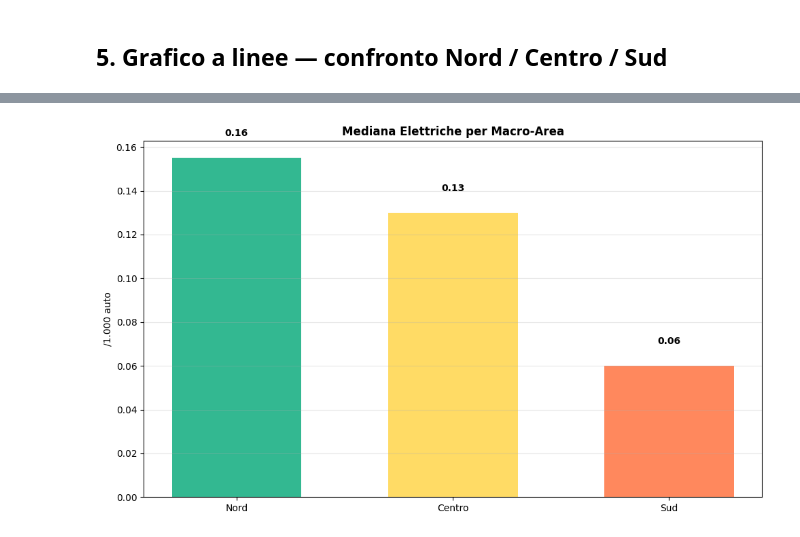
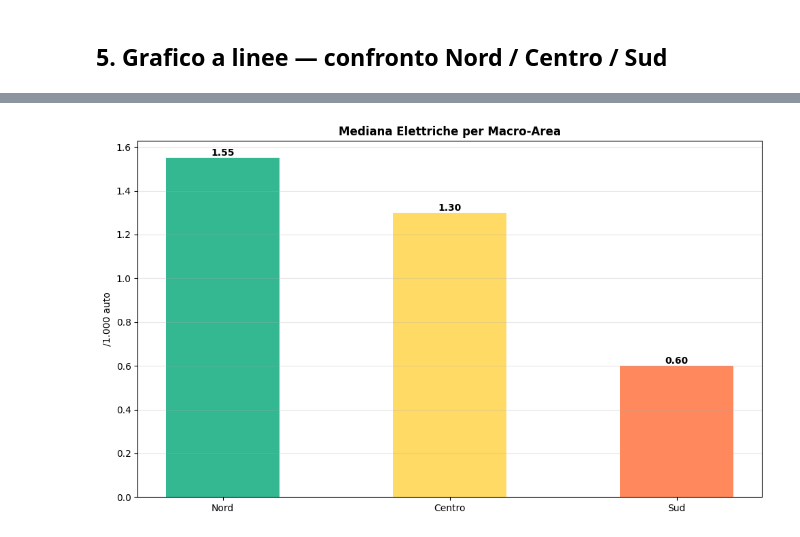
Before and after one commit to MarcoB27/data_visualization, a Jupyter notebook: script/elettriche_e_ibride_nord_vs_sud.ipynb, the cells around one changed output, grey strips where cells are left out. Cells and saved outputs as stored; diff of their text form; code cells hidden in the pictures.

```diff
--- a/script/elettriche_e_ibride_nord_vs_sud.ipynb
+++ b/script/elettriche_e_ibride_nord_vs_sud.ipynb
@@ -9,6 +10,10 @@ import matplotlib.pyplot as plt
 import matplotlib.ticker as mticker
 import warnings
 warnings.filterwarnings('ignore')
+# %%
+AREE = ['Nord', 'Centro', 'Sud']
+COLORI  = {'Nord': '#00A676', 'Centro': '#FFD23F', 'Sud': '#FF6B35'}
+MARKER = {'Nord': 'o',       'Centro': 's',        'Sud': '^'}
 # %% [markdown]
 ## 1. Lettura dei dati
 # %%
@@ -33,7 +33,3 @@ df_el_aree = df_el[df_el['Territorio'].isin(aree)].copy()
 # %%
-aree = ['Nord', 'Centro', 'Sud']
-
-# ATTENZIONE: filtrare su 'Territorio', NON su 'Frequenza'
-df_el_aree = df_el[df_el['Territorio'].isin(aree)].copy()
-df_hy_aree = df_hy[df_hy['Territorio'].isin(aree)].copy()
-df_el_aree.head()
+df_el_aree = df_el[df_el['Territorio'].isin(AREE)].copy()
+df_hy_aree = df_hy[df_hy['Territorio'].isin(AREE)].copy()
@@ -50,10 +38,10 @@ df_el_aree.head()
 # %%
-df_el_aree['Osservazione'] = pd.to_numeric(df_el_aree['Osservazione']/10, errors='coerce')
-df_hy_aree['Osservazione'] = pd.to_numeric(df_hy_aree['Osservazione']/10, errors='coerce')
-
 # Debug: controlla NaN dopo conversione
 print('NaN elettriche:', df_el_aree['Osservazione'].isna().sum())
 print('NaN ibride:', df_hy_aree['Osservazione'].isna().sum())
+
+df_el_aree = df_el_aree[df_el_aree["Osservazione"].notna()]
+df_hy_aree = df_hy_aree[df_hy_aree["Osservazione"].notna()]
 # %% [output]
 NaN elettriche: 0
 NaN ibride: 0
@@ -130,19 +132,17 @@ ax.set_title('Confronto Elettriche'); plt.tight_layout(); plt.show()
 # %%
 # VARIANTE 13: Mappa Italia Semplice (colori per area)
-aree = ['Nord', 'Centro', 'Sud']
-colori = ['#00A676', '#FFD23F', '#FF6B35']
-val_med = [df_el_aree[df_el_aree['Territorio']==a]['Osservazione'].median() for a in aree]
+val_med = [df_el_aree[df_el_aree['Territorio']==a]['Osservazione'].median() for a in AREE]
 
 fig, ax = plt.subplots(figsize=(10, 6))
-bars = ax.bar(aree, val_med, color=colori, alpha=0.8, width=0.6)
-ax.set_title('Mediana Elettriche per Macro-Area', fontweight='bold')
-ax.set_ylabel('/1.000 auto')
+bars = ax.bar(AREE, val_med, color=COLORI.values(), alpha=0.8, width=0.5)
 
 # Aggiungi valori
 for bar, val in zip(bars, val_med):
     ax.text(bar.get_x() + bar.get_width()/2, bar.get_height() + 0.01,
             f'{val:.2f}', ha='center', fontweight='bold')
 
+ax.set_title('Mediana Elettriche per Macro-Area', fontweight='bold')
+ax.set_ylabel('/1.000 auto')
 ax.grid(axis='y', alpha=0.3); plt.tight_layout(); plt.show()
 # %% [output]
-[figure, old version]
+[figure, new version]
```
Also changed, not shown: parts of 11 cells of this notebook.
